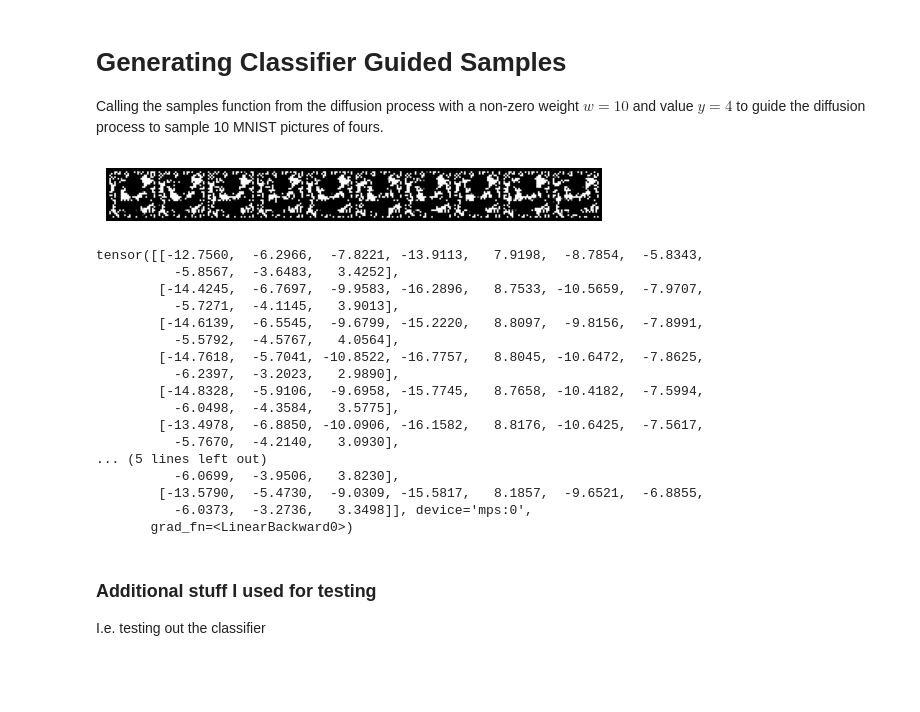
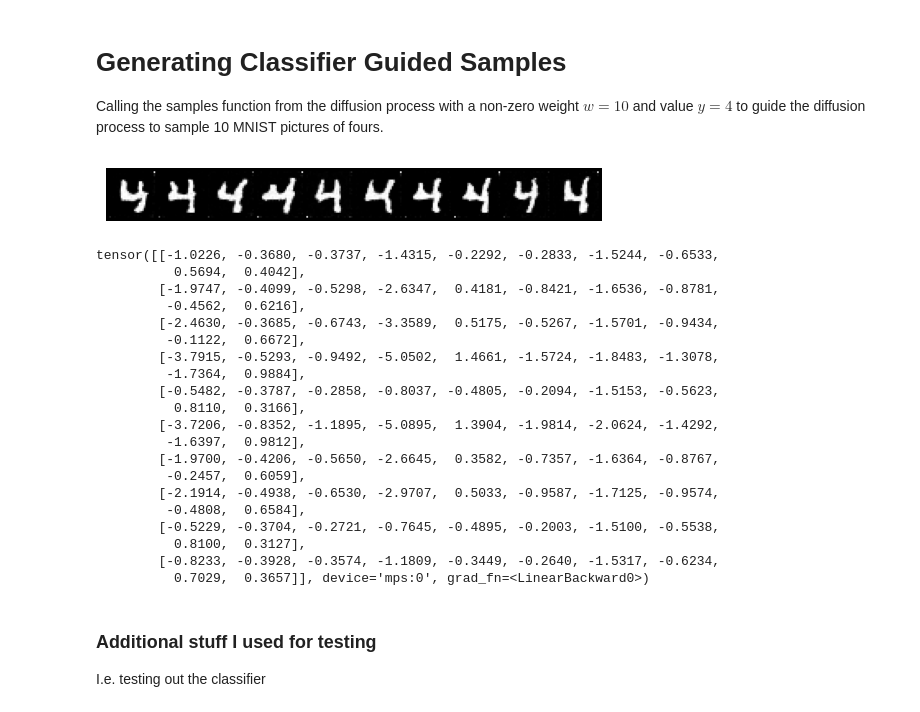
Before and after one commit to mdreisler/PML_course, a Jupyter notebook: Final_project/Caro/diffusion_class_guided.ipynb, the cells around one changed output. Saved outputs shown, nothing was run; the diff lists cells and outputs as text; code cells hidden in the pictures; blank space fills up the shorter version.

Commit message:
improved guidance

```diff
--- a/Final_project/Caro/diffusion_class_guided.ipynb
+++ b/Final_project/Caro/diffusion_class_guided.ipynb
@@ -275,7 +275,7 @@ class DDPM(nn.Module):
             t1= t[0]
             output = classifier(x_t, t1)  # shape: nsamples, nsamples, 10
 
-            scalar_value = output[:, y].sum() # This scalar value represents the total contribution of class y across all instances in the batch.
+            scalar_value =torch.mean(output[:, y])# This scalar value represents the total contribution of class y across all instances in the batch.
 
             grads = torch.autograd.grad(scalar_value, x_t)[0] #shape: same as x_t
 
@@ -286,7 +286,7 @@ class DDPM(nn.Module):
         grads = self.get_gradients_classifier(classifier, xt, t, y) # get gradients, but dimension 28x28
         mean =  1./torch.sqrt(self.alpha[t]) * (xt - (self.beta[t])/torch.sqrt(1-self.alpha_bar[t])*self.network(xt, t))
         std = torch.where(t>0, torch.sqrt(((1-self.alpha_bar[t-1]) / (1-self.alpha_bar[t]))*self.beta[t]), 0)
-        mean_guided = mean + weight * std**2 *grads
+        mean_guided = mean + weight * std**2 * grads
 
         return mean_guided + std*epsilon
 
@@ -431,7 +431,7 @@ def train(model, optimizer, scheduler, dataloader, epochs, device, ema=True, per
 # Parameters
 T = 1000
 learning_rate = 1e-3
-epochs = 50
+epochs = 25
 batch_size = 64
 
 
@@ -676,47 +718,54 @@ Calling the samples function from the diffusion process with a non-zero weight $
 # %%
 model.eval()
 
 nsamples = 10
 
-with torch.no_grad():
+w=7
+y=4
 
-    # Sample from the model using classifier guidance if weight is non-zero
-    samples = model.sample((nsamples,28*28), weight = 10, y= 4, classifier = classifier).to(device)
+# Sample from the model using classifier guidance if weight is non-zero
+samples = model.sample((nsamples,28*28), w, y, classifier = classifier).to(device)
 
-    # Map pixel values back from [-1,1] to [0,1]
-    samples = (samples+1)/2
-    samples = samples.clamp(0.0, 1.0)
+# Map pixel values back from [-1,1] to [0,1]
+samples = (samples+1)/2
+samples = samples.clamp(0.0, 1.0)
 
-    # Plot in grid
-    grid = utils.make_grid(samples.reshape(-1, 1, 28, 28), nrow=nsamples)
-    plt.gca().set_axis_off()
-    plt.imshow(transforms.functional.to_pil_image(grid), cmap="gray")
-    plt.show()
+# Plot in grid
+grid = utils.make_grid(samples.reshape(-1, 1, 28, 28), nrow=nsamples)
+plt.gca().set_axis_off()
+plt.imshow(transforms.functional.to_pil_image(grid), cmap="gray")
 
 
+
+plt.savefig(f'guided_sampling_y{y}_w{w}.png')
+
+plt.show()
 # Test if the classifier would correctly classify the generated samples
 
 # note that the prediction would be the maximum of the output of the classifier
 print(classifier(samples, torch.tensor([0]).to(device)))
 # %% [output]
-[figure, old version]
+[figure, new version]
-tensor([[-12.7560,  -6.2966,  -7.8221, -13.9113,   7.9198,  -8.7854,  -5.8343,
-          -5.8567,  -3.6483,   3.4252],
-        [-14.4245,  -6.7697,  -9.9583, -16.2896,   8.7533, -10.5659,  -7.9707,
-          -5.7271,  -4.1145,   3.9013],
-        [-14.6139,  -6.5545,  -9.6799, -15.2220,   8.8097,  -9.8156,  -7.8991,
-          -5.5792,  -4.5767,   4.0564],
-        [-14.7618,  -5.7041, -10.8522, -16.7757,   8.8045, -10.6472,  -7.8625,
-          -6.2397,  -3.2023,   2.9890],
-        [-14.8328,  -5.9106,  -9.6958, -15.7745,   8.7658, -10.4182,  -7.5994,
-          -6.0498,  -4.3584,   3.5775],
-        [-13.4978,  -6.8850, -10.0906, -16.1582,   8.8176, -10.6425,  -7.5617,
-          -5.7670,  -4.2140,   3.0930],
-... (5 lines left out)
-          -6.0699,  -3.9506,   3.8230],
-        [-13.5790,  -5.4730,  -9.0309, -15.5817,   8.1857,  -9.6521,  -6.8855,
-          -6.0373,  -3.2736,   3.3498]], device='mps:0',
-       grad_fn=<LinearBackward0>)
+tensor([[-1.0226, -0.3680, -0.3737, -1.4315, -0.2292, -0.2833, -1.5244, -0.6533,
+          0.5694,  0.4042],
+        [-1.9747, -0.4099, -0.5298, -2.6347,  0.4181, -0.8421, -1.6536, -0.8781,
+         -0.4562,  0.6216],
+        [-2.4630, -0.3685, -0.6743, -3.3589,  0.5175, -0.5267, -1.5701, -0.9434,
+         -0.1122,  0.6672],
+        [-3.7915, -0.5293, -0.9492, -5.0502,  1.4661, -1.5724, -1.8483, -1.3078,
+         -1.7364,  0.9884],
+        [-0.5482, -0.3787, -0.2858, -0.8037, -0.4805, -0.2094, -1.5153, -0.5623,
+          0.8110,  0.3166],
+        [-3.7206, -0.8352, -1.1895, -5.0895,  1.3904, -1.9814, -2.0624, -1.4292,
+         -1.6397,  0.9812],
+        [-1.9700, -0.4206, -0.5650, -2.6645,  0.3582, -0.7357, -1.6364, -0.8767,
+         -0.2457,  0.6059],
+        [-2.1914, -0.4938, -0.6530, -2.9707,  0.5033, -0.9587, -1.7125, -0.9574,
+         -0.4808,  0.6584],
+        [-0.5229, -0.3704, -0.2721, -0.7645, -0.4895, -0.2003, -1.5100, -0.5538,
+          0.8100,  0.3127],
+        [-0.8233, -0.3928, -0.3574, -1.1809, -0.3449, -0.2640, -1.5317, -0.6234,
+          0.7029,  0.3657]], device='mps:0', grad_fn=<LinearBackward0>)
 # %% [markdown]
 ### Additional stuff I used for testing
 
```
Also changed, not shown: parts of 4 cells of this notebook, 1 other file.
